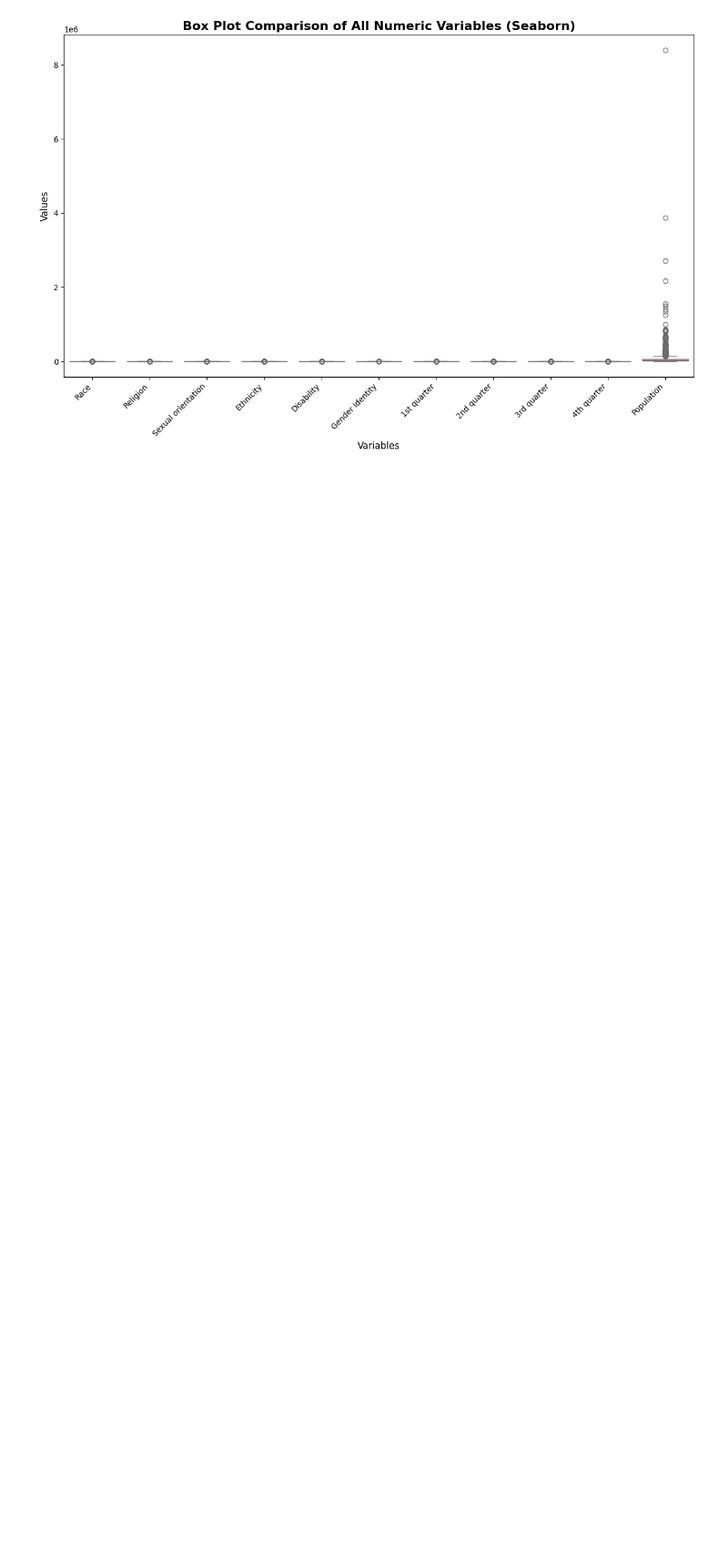
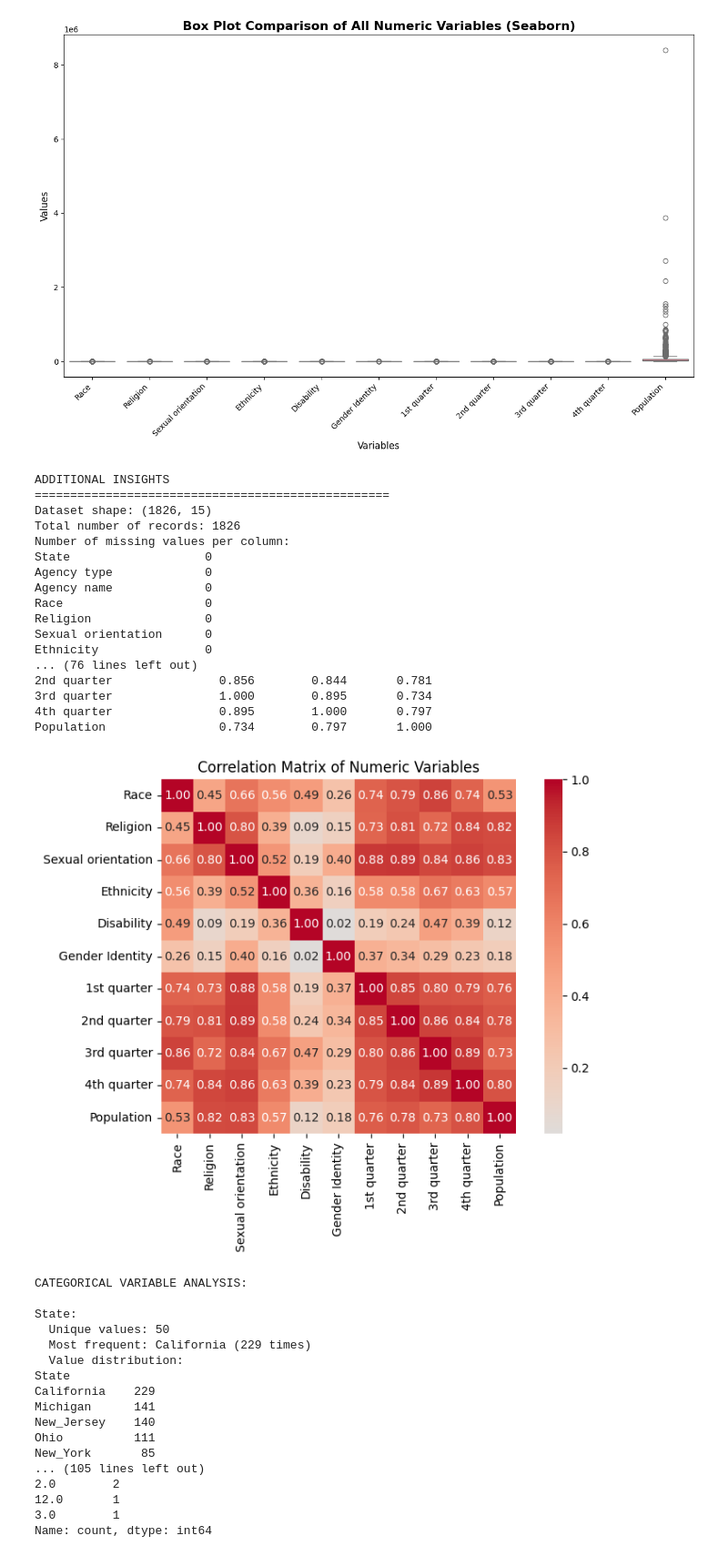
Before and after one commit to datasheng/Csc460-KimiwaSadat-HW, a Jupyter notebook: HW4/EDA.ipynb, the cells around one changed output. Shown at 91% size. Drawn from its saved outputs; the diff is of its cells as text; code cells hidden in the pictures; blank space fills up the shorter version.

```diff
--- a/HW4/EDA.ipynb
+++ b/HW4/EDA.ipynb
@@ -193,3 +193,76 @@ plt.show()
 # %% [output]
 [figure]
 [figure]
+# %%
+# take a deeper look at the data and pull out some quick insights
+print("\nADDITIONAL INSIGHTS")
+print("=" * 50)
+
+# basic dataset info
+print(f"Dataset shape: {df.shape}")
+print(f"Total number of records: {len(df)}")
+print(f"Number of missing values per column:")
+print(df.isnull().sum())
+
+# show quick summary stats for numeric columns
+print("\nSUMMARY STATISTICS TABLE:")
+print(df[numeric_columns].describe().round(2))
+
+# check correlations between numeric columns (if there’s more than one)
+if len(numeric_columns) > 1:
+    print("\nCORRELATION MATRIX:")
+    correlation_matrix = df[numeric_columns].corr()
+    print(correlation_matrix.round(3))
+
+    # quick heatmap to visualize correlations
+    plt.figure(figsize=(8, 6))
+    sns.heatmap(correlation_matrix, annot=True, cmap='coolwarm', center=0,
+                square=True, fmt='.2f')
+    plt.title('Correlation Matrix of Numeric Variables')
+    plt.tight_layout()
+    plt.show()
+
+# take a look at the categorical columns
+print("\nCATEGORICAL VARIABLE ANALYSIS:")
+for col in categorical_columns:
+    print(f"\n{col}:")
+    print(f"  Unique values: {df[col].nunique()}")
+    print(f"  Most frequent: {df[col].mode().iloc[0]} ({df[col].value_counts().iloc[0]} times)")
+    print(f"  Value distribution:")
+    print(df[col].value_counts().head())
+# %% [output]
+ADDITIONAL INSIGHTS
+==================================================
+Dataset shape: (1826, 15)
+Total number of records: 1826
+Number of missing values per column:
+State                   0
+Agency type             0
+Agency name             0
+Race                    0
+Religion                0
+Sexual orientation      0
+Ethnicity               0
+... (76 lines left out)
+2nd quarter               0.856        0.844       0.781
+3rd quarter               1.000        0.895       0.734
+4th quarter               0.895        1.000       0.797
+Population                0.734        0.797       1.000
+[figure, added]
+CATEGORICAL VARIABLE ANALYSIS:
+
+State:
+  Unique values: 50
+  Most frequent: California (229 times)
+  Value distribution:
+State
+California    229
+Michigan      141
+New_Jersey    140
+Ohio          111
+New_York       85
+... (105 lines left out)
+2.0        2
+12.0       1
+3.0        1
+Name: count, dtype: int64
```
